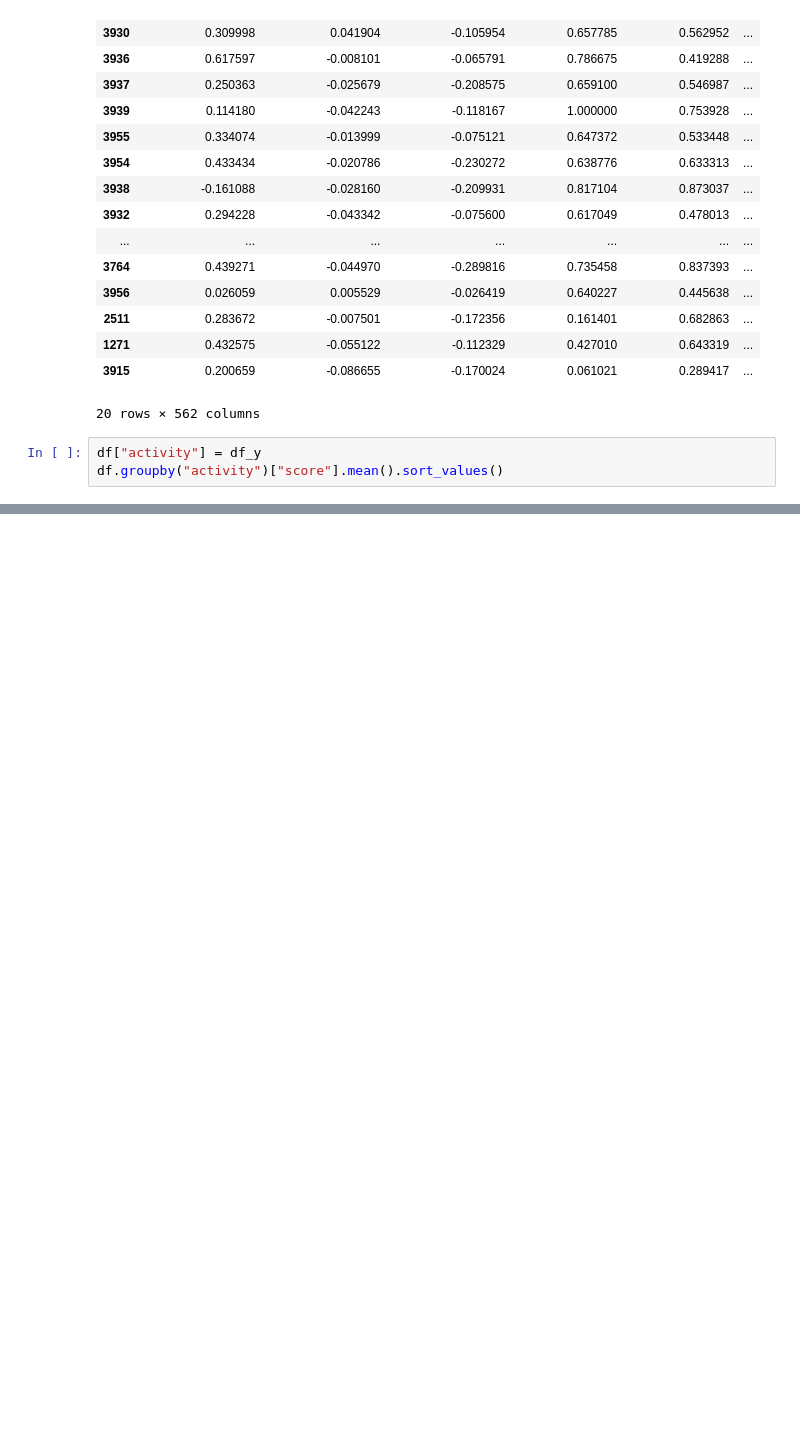
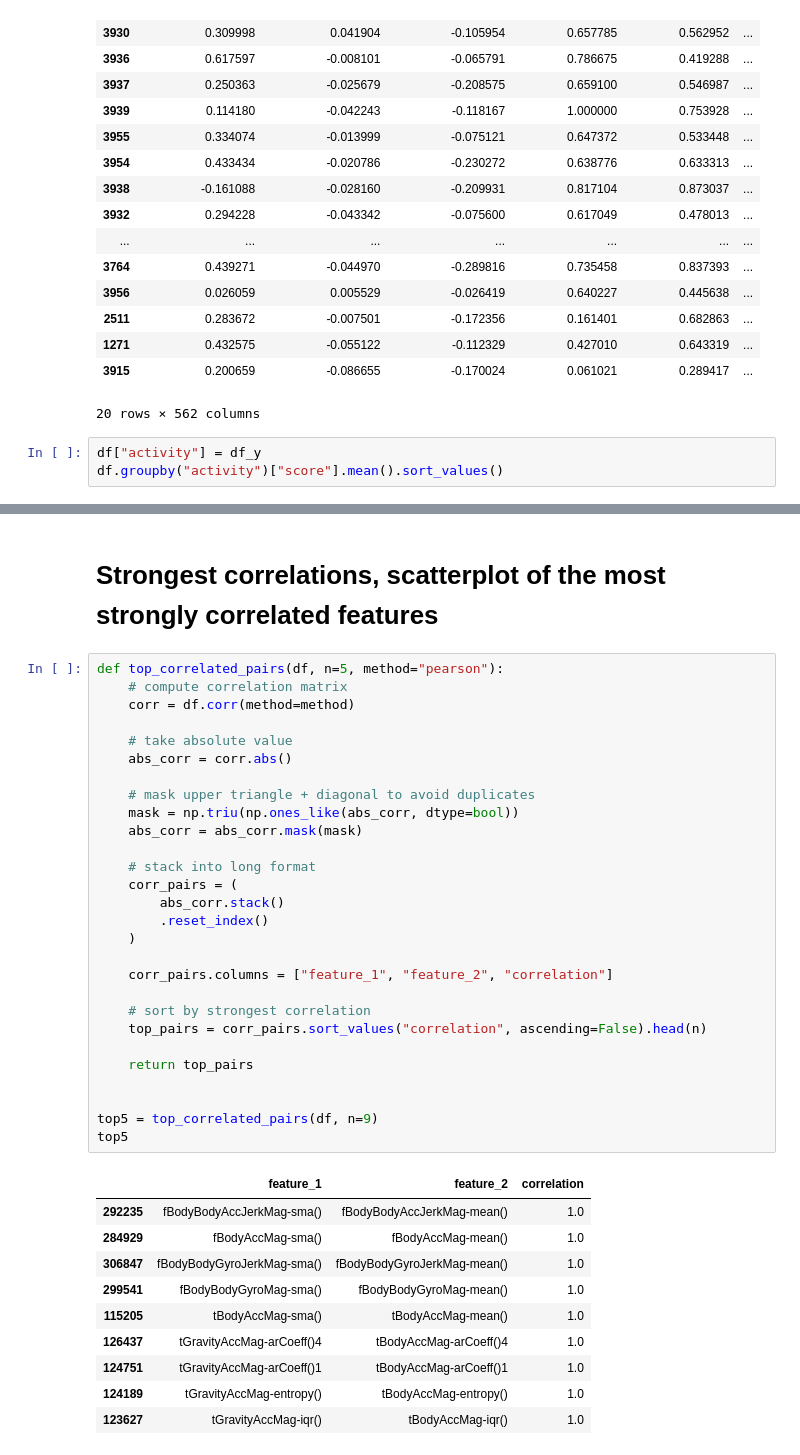
Before and after one commit to TymurNazarenko/DataChallenge, a Jupyter notebook: exploration.ipynb, the cells around one changed output, grey strips where cells are left out. Drawn from its saved outputs; the diff is of its cells as text; blank space fills up the shorter version.

```diff
--- a/exploration.ipynb
+++ b/exploration.ipynb
@@ -223,0 +319,41 @@ df.groupby("activity")["score"].mean().sort_values()
+# %% [markdown]
+# Strongest correlations, scatterplot of the most strongly correlated features
+# %%
+def top_correlated_pairs(df, n=5, method="pearson"):
+    # compute correlation matrix
+    corr = df.corr(method=method)
+
+    # take absolute value
+    abs_corr = corr.abs()
+
+    # mask upper triangle + diagonal to avoid duplicates
+    mask = np.triu(np.ones_like(abs_corr, dtype=bool))
+    abs_corr = abs_corr.mask(mask)
+
+    # stack into long format
+    corr_pairs = (
+        abs_corr.stack()
+        .reset_index()
+    )
+
+    corr_pairs.columns = ["feature_1", "feature_2", "correlation"]
+
+    # sort by strongest correlation
+    top_pairs = corr_pairs.sort_values("correlation", ascending=False).head(n)
+
+    return top_pairs
+
+
+top5 = top_correlated_pairs(df, n=9)
+top5
+# %% [output]
+|  | feature_1 | feature_2 | correlation |
+| 292235 | fBodyBodyAccJerkMag-sma() | fBodyBodyAccJerkMag-mean() | 1.0 |
+| 284929 | fBodyAccMag-sma() | fBodyAccMag-mean() | 1.0 |
+| 306847 | fBodyBodyGyroJerkMag-sma() | fBodyBodyGyroJerkMag-mean() | 1.0 |
+| 299541 | fBodyBodyGyroMag-sma() | fBodyBodyGyroMag-mean() | 1.0 |
+| 115205 | tBodyAccMag-sma() | tBodyAccMag-mean() | 1.0 |
+| 126437 | tGravityAccMag-arCoeff()4 | tBodyAccMag-arCoeff()4 | 1.0 |
+| 124751 | tGravityAccMag-arCoeff()1 | tBodyAccMag-arCoeff()1 | 1.0 |
+| 124189 | tGravityAccMag-entropy() | tBodyAccMag-entropy() | 1.0 |
+| 123627 | tGravityAccMag-iqr() | tBodyAccMag-iqr() | 1.0 |
```
Also changed, not shown: parts of 9 cells of this notebook, 2 other files.
